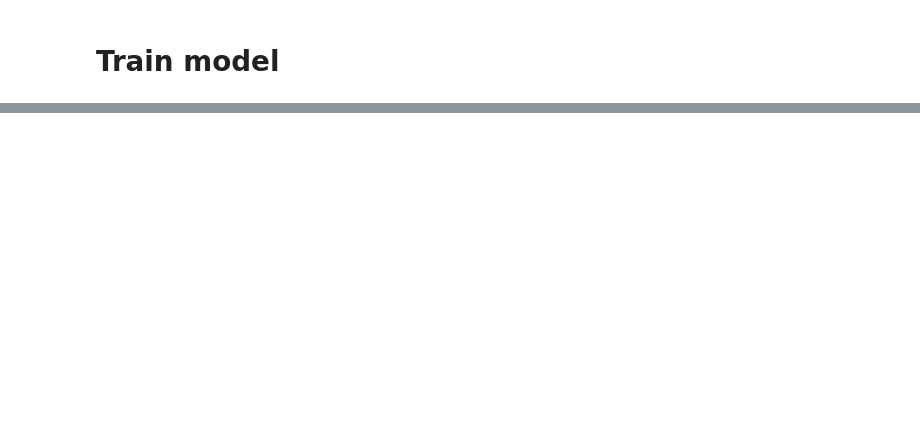
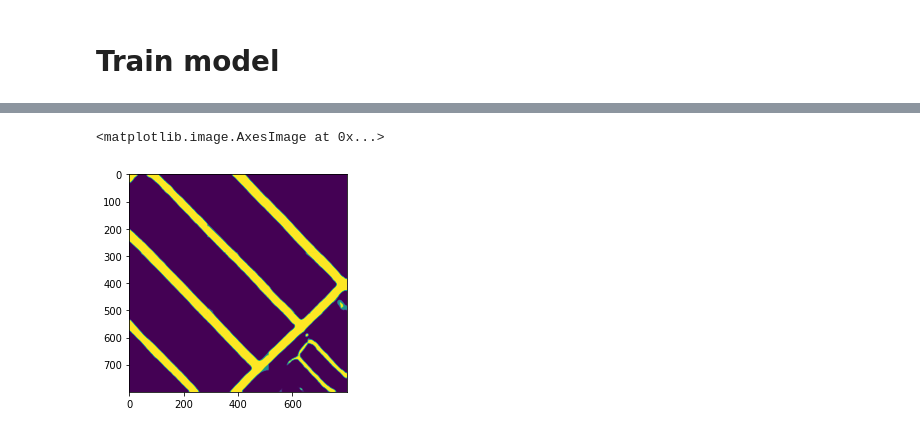
Before and after one commit to camillarhodes/CIL_Sleeplearning, a Jupyter notebook: train_example.ipynb, the cells around one changed output, grey strips where cells are left out. Drawn from its saved outputs; the diff is of its cells as text; code cells hidden in the pictures; blank space fills up the shorter version.

```diff
--- a/train_example.ipynb
+++ b/train_example.ipynb
@@ -75,0 +233,8 @@ pred_mask_middle.shape
+# %%
+img_800=cv2.imread(str(test_800_paths[0]))[None,:].transpose(0,3,1,2) / 255
+# %%
+pred_mask = model_256_unet_full.predict_full_mask(img)
+pred_mask_800 = model_512_unet_full.predict_full_mask(img_800)
+# %%
+pred_mask = pred_mask.numpy()
+pred_mask_800 = pred_mask_800.numpy()
@@ -75,0 +260,8 @@ pred_mask_middle.shape
+# %%
+pred_mask = pred_mask[0].transpose(1,2,0)
+pred_mask_800 = pred_mask_800[0].transpose(1,2,0)
+# %%
+plt.imshow(pred_mask_800)
+# %% [output]
+<matplotlib.image.AxesImage at 0x...>
+[figure, added]
```
Also changed, not shown: parts of 75 cells of this notebook, 5 other files.
